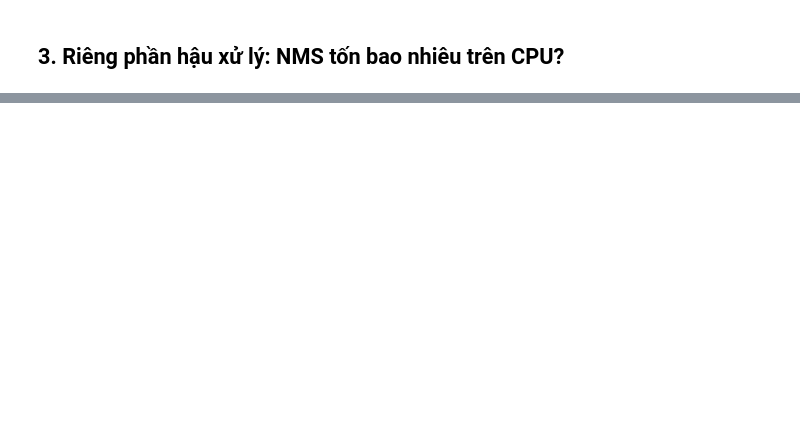
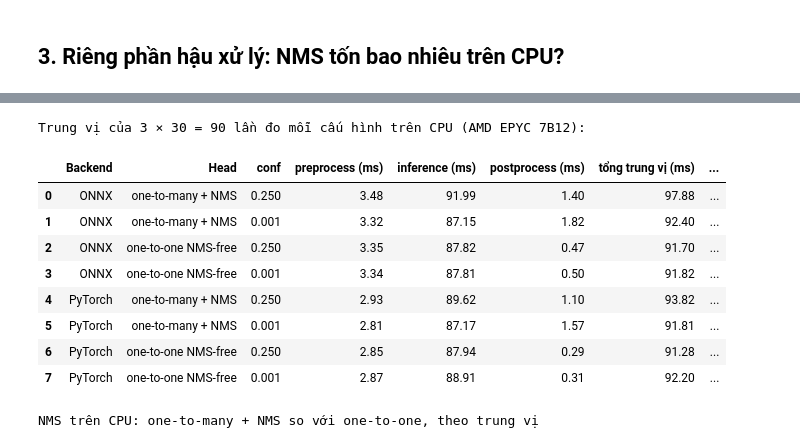
Before and after one commit to huybla166/Track04-Day18-2D-perception-detection-segmentation-keypoints, a Jupyter notebook: submission/bonus_onnx_latency.ipynb, the cells around one changed output, grey strips where cells are left out. Cells and saved outputs as stored; diff of their text form; code cells hidden in the pictures; blank space fills up the shorter version.

```diff
--- a/submission/bonus_onnx_latency.ipynb
+++ b/submission/bonus_onnx_latency.ipynb
@@ -81,0 +137,52 @@ cmp
+# %%
+import numpy as np
+from IPython.display import display
+
+STAGES = ("preprocess", "inference", "postprocess")
+ROUNDS, N = 3, 30
+keys = [(backend, head, conf) for (backend, head) in CONFIGS for conf in (0.25, 0.001)]
+samples, nbox = {k: [] for k in keys}, {}
+for backend, head, conf in keys:                                  # warm-up 3 lần mỗi cấu hình
+    model, kw = CONFIGS[(backend, head)]
+    for _ in range(3):
+        model.predict(IMG_BUS, device="cpu", verbose=False, conf=conf, **kw)
+for _ in range(ROUNDS):                                           # mỗi vòng đi qua cả 8 cấu hình → dao động theo thời gian chia đều
+    for backend, head, conf in keys:
+        model, kw = CONFIGS[(backend, head)]
+        for _ in range(N):
+            r = model.predict(IMG_BUS, device="cpu", verbose=False, conf=conf, **kw)[0]
+            samples[(backend, head, conf)].append([r.speed[s] for s in STAGES])
+        nbox[(backend, head, conf)] = len(r.boxes)
+
+rows = []
+for key in keys:
+    arr = np.array(samples[key])                                  # (90, 3) ms
+    tot = arr.sum(1)
+    rows.append(dict(zip(("Backend", "Head", "conf"), key))
+                | {f"{s} (ms)": round(float(np.median(arr[:, i])), 2) for i, s in enumerate(STAGES)}
+                | {"tổng trung vị (ms)": round(float(np.median(tot)), 2), "tổng p90 (ms)": round(float(np.percentile(tot, 90)), 2),
+                   "số box": nbox[key]})
+df_med = pd.DataFrame(rows)
+print(f"Trung vị của {ROUNDS} × {N} = {ROUNDS * N} lần đo mỗi cấu hình trên CPU ({cpu}):")
+display(df_med)
+
+med = df_med.set_index(["Backend", "conf"])
+o2m, o2o = med[med.Head.str.startswith("one-to-many")], med[med.Head.str.startswith("one-to-one")]
+nms_ms = (o2m["postprocess (ms)"] - o2o["postprocess (ms)"]).round(2)
+print("NMS trên CPU: one-to-many + NMS so với one-to-one, theo trung vị")
+pd.DataFrame({"box sau NMS": o2m["số box"], "postprocess one-to-many + NMS (ms)": o2m["postprocess (ms)"],
+              "postprocess one-to-one (ms)": o2o["postprocess (ms)"], "NMS thêm (ms)": nms_ms,
+              "tổng one-to-many (ms)": o2m["tổng trung vị (ms)"], "tổng one-to-one (ms)": o2o["tổng trung vị (ms)"],
+              "NMS / tổng one-to-many (%)": (100 * nms_ms / o2m["tổng trung vị (ms)"]).round(1)})
+# %% [output]
+Trung vị của 3 × 30 = 90 lần đo mỗi cấu hình trên CPU (AMD EPYC 7B12):
+|  | Backend | Head | conf | preprocess (ms) | inference (ms) | postprocess (ms) | tổng trung vị (ms) | ... |
+| 0 | ONNX | one-to-many + NMS | 0.250 | 3.48 | 91.99 | 1.40 | 97.88 | ... |
+| 1 | ONNX | one-to-many + NMS | 0.001 | 3.32 | 87.15 | 1.82 | 92.40 | ... |
+| 2 | ONNX | one-to-one NMS-free | 0.250 | 3.35 | 87.82 | 0.47 | 91.70 | ... |
+| 3 | ONNX | one-to-one NMS-free | 0.001 | 3.34 | 87.81 | 0.50 | 91.82 | ... |
+| 4 | PyTorch | one-to-many + NMS | 0.250 | 2.93 | 89.62 | 1.10 | 93.82 | ... |
+| 5 | PyTorch | one-to-many + NMS | 0.001 | 2.81 | 87.17 | 1.57 | 91.81 | ... |
+| 6 | PyTorch | one-to-one NMS-free | 0.250 | 2.85 | 87.94 | 0.29 | 91.28 | ... |
+| 7 | PyTorch | one-to-one NMS-free | 0.001 | 2.87 | 88.91 | 0.31 | 92.20 | ... |
+NMS trên CPU: one-to-many + NMS so với one-to-one, theo trung vị
```
Also changed, not shown: parts of 7 cells of this notebook, 2 other files.
